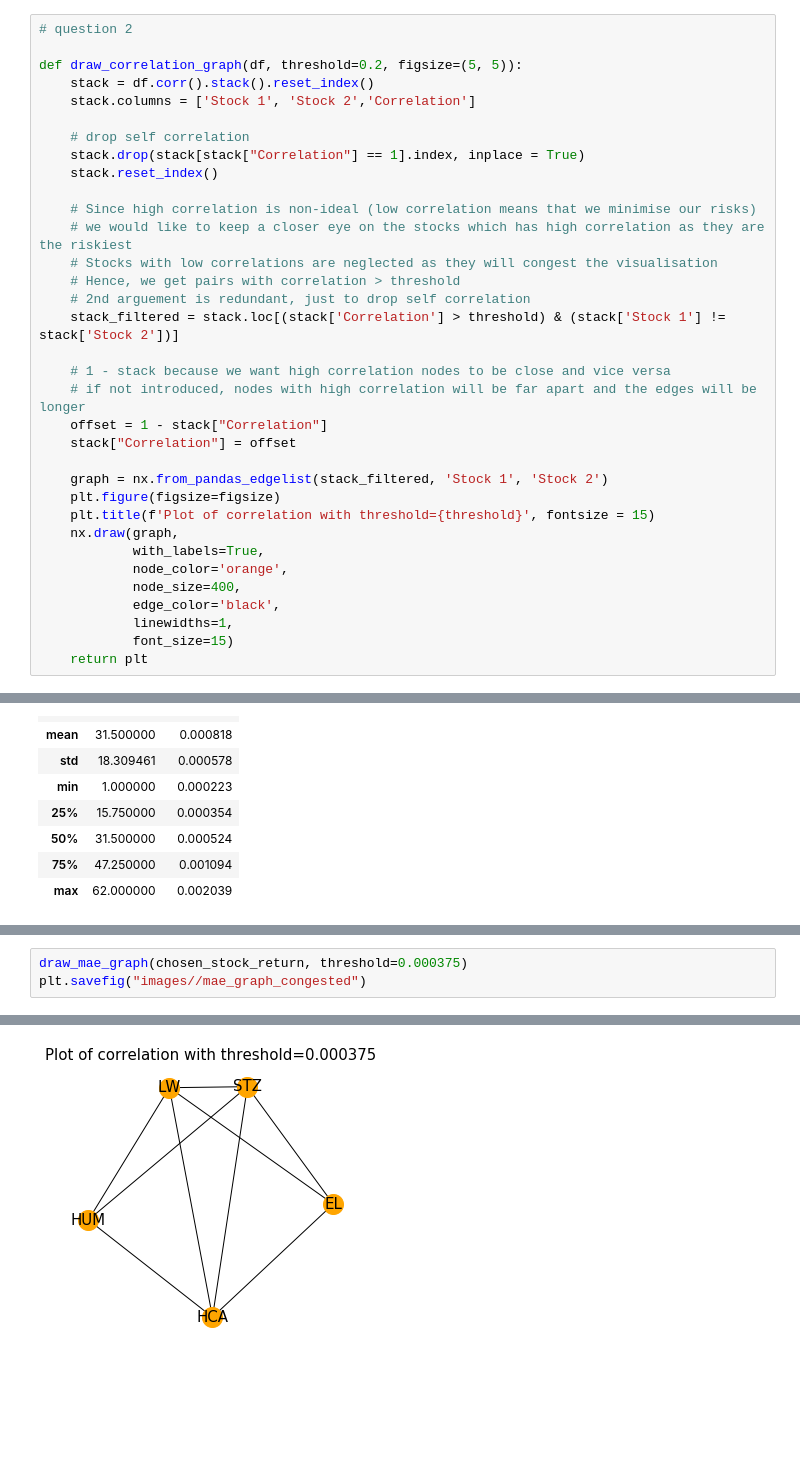
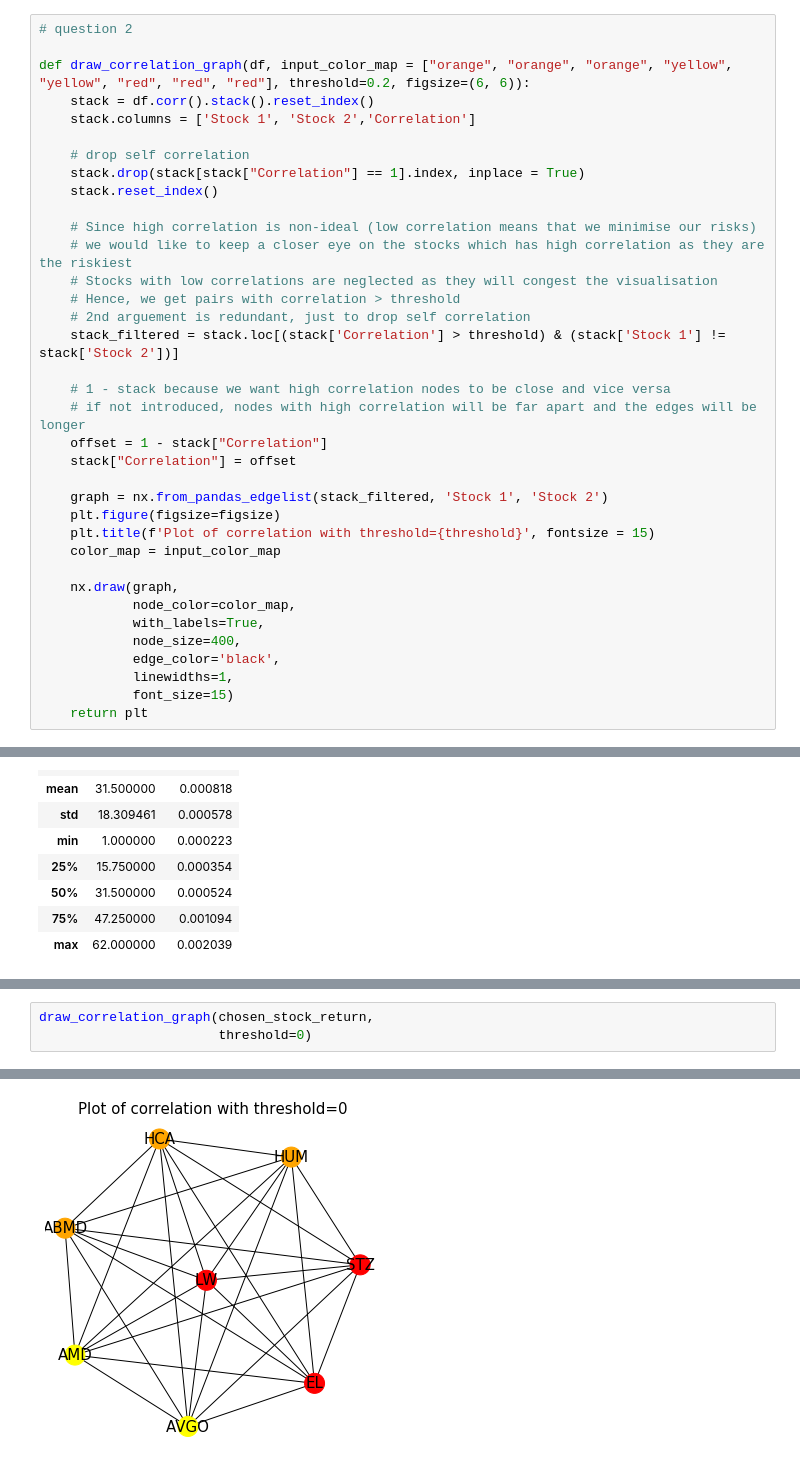
Before and after one commit to yhl116/FSPCW, a Jupyter notebook: part5/Graphs in Finance.ipynb, the cells around one changed output, grey strips where cells are left out. Drawn from its saved outputs; the diff is of its cells as text; blank space fills up the shorter version.

```diff
--- a/part5/Graphs in Finance.ipynb
+++ b/part5/Graphs in Finance.ipynb
@@ -290,7 +290,7 @@ chosen_stock_return.corr()
 # %%
 # question 2
 
-def draw_correlation_graph(df, threshold=0.2, figsize=(5, 5)):
+def draw_correlation_graph(df, input_color_map = ["orange", "orange", "orange", "yellow", "yellow", "red", "red", "red"], threshold=0.2, figsize=(6, 6)):
     stack = df.corr().stack().reset_index()
     stack.columns = ['Stock 1', 'Stock 2','Correlation']
 
@@ -313,9 +313,11 @@ def draw_correlation_graph(df, threshold=0.2, figsize=(5, 5)):
     graph = nx.from_pandas_edgelist(stack_filtered, 'Stock 1', 'Stock 2')
     plt.figure(figsize=figsize)
     plt.title(f'Plot of correlation with threshold={threshold}', fontsize = 15)
+    color_map = input_color_map
+
     nx.draw(graph,
+            node_color=color_map,
             with_labels=True,
-            node_color='orange',
             node_size=400,
             edge_color='black',
             linewidths=1,
@@ -484,4 +493,4 @@ plt.savefig("images//mae_graph_congested")
 # %%
-draw_mae_graph(chosen_stock_return, threshold=0.000375)
-plt.savefig("images//mae_graph_congested")
+draw_correlation_graph(chosen_stock_return,
+                       threshold=0)
 # %% [output]
@@ -488 +498 @@ plt.savefig("images//mae_graph_congested")
-[figure, old version]
+[figure, new version]
```
Also changed, not shown: parts of 8 cells of this notebook, 8 other files.
